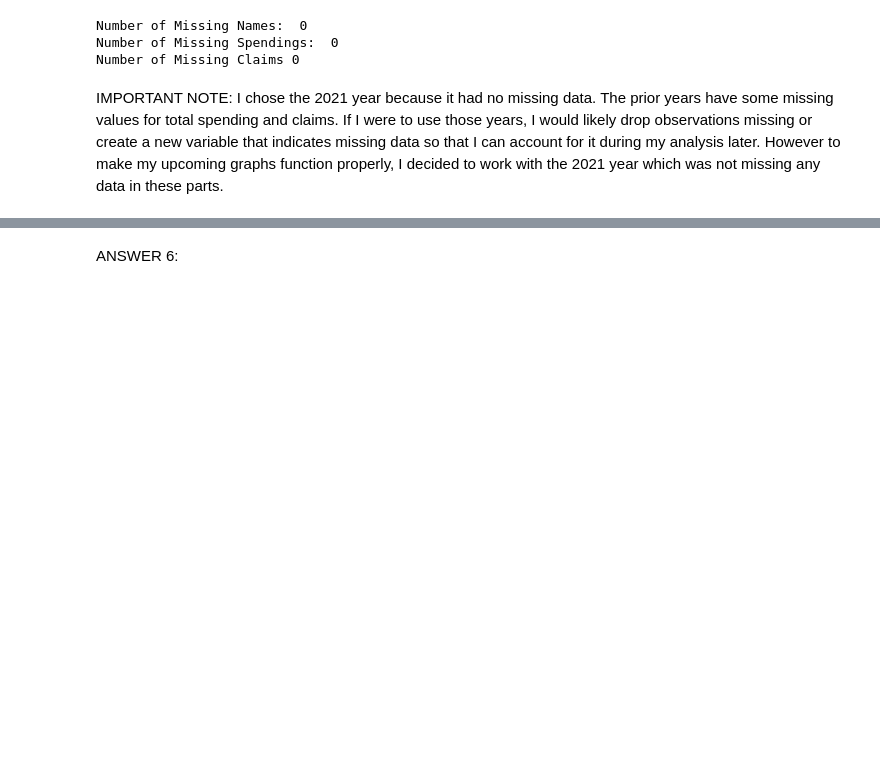
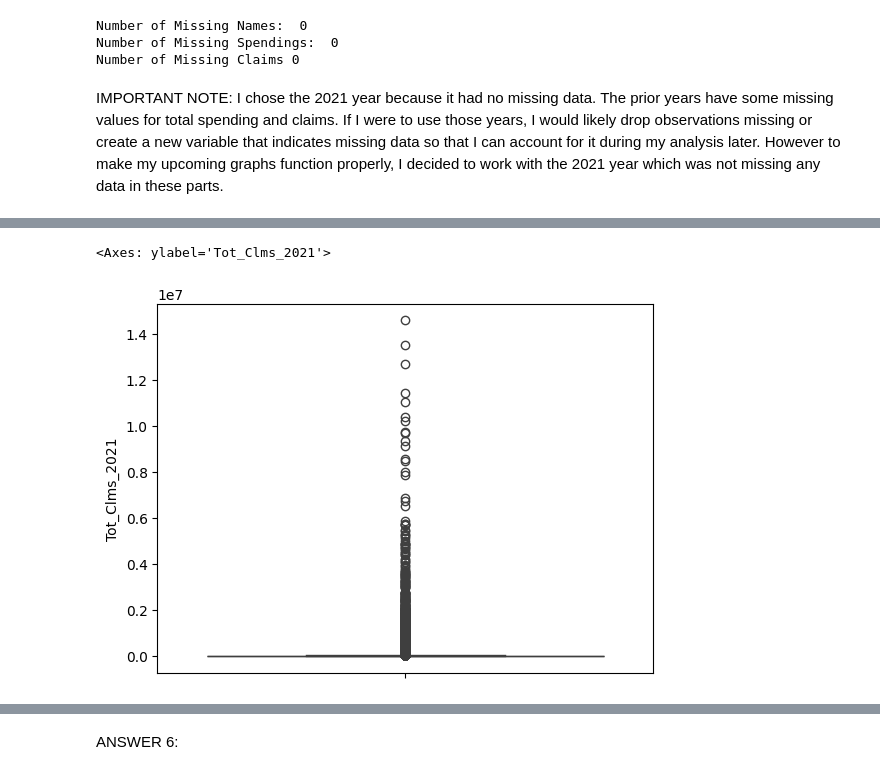
Before and after one commit to Zach-Russell/visualization, a Jupyter notebook: assignment/assignment.ipynb, the cells around one changed output, grey strips where cells are left out. Saved outputs shown, nothing was run; the diff lists cells and outputs as text; code cells hidden in the pictures; blank space fills up the shorter version.

```diff
--- a/assignment/assignment.ipynb
+++ b/assignment/assignment.ipynb
@@ -311,0 +313,6 @@ ANSWER: 4.
+# %%
+#Boxplot for Total Claims 2021
+sns.boxplot(df["Tot_Clms_2021"])
+# %% [output]
+<Axes: ylabel='Tot_Clms_2021'>
+[figure, added]
```
Also changed, not shown: parts of 12 cells of this notebook.
